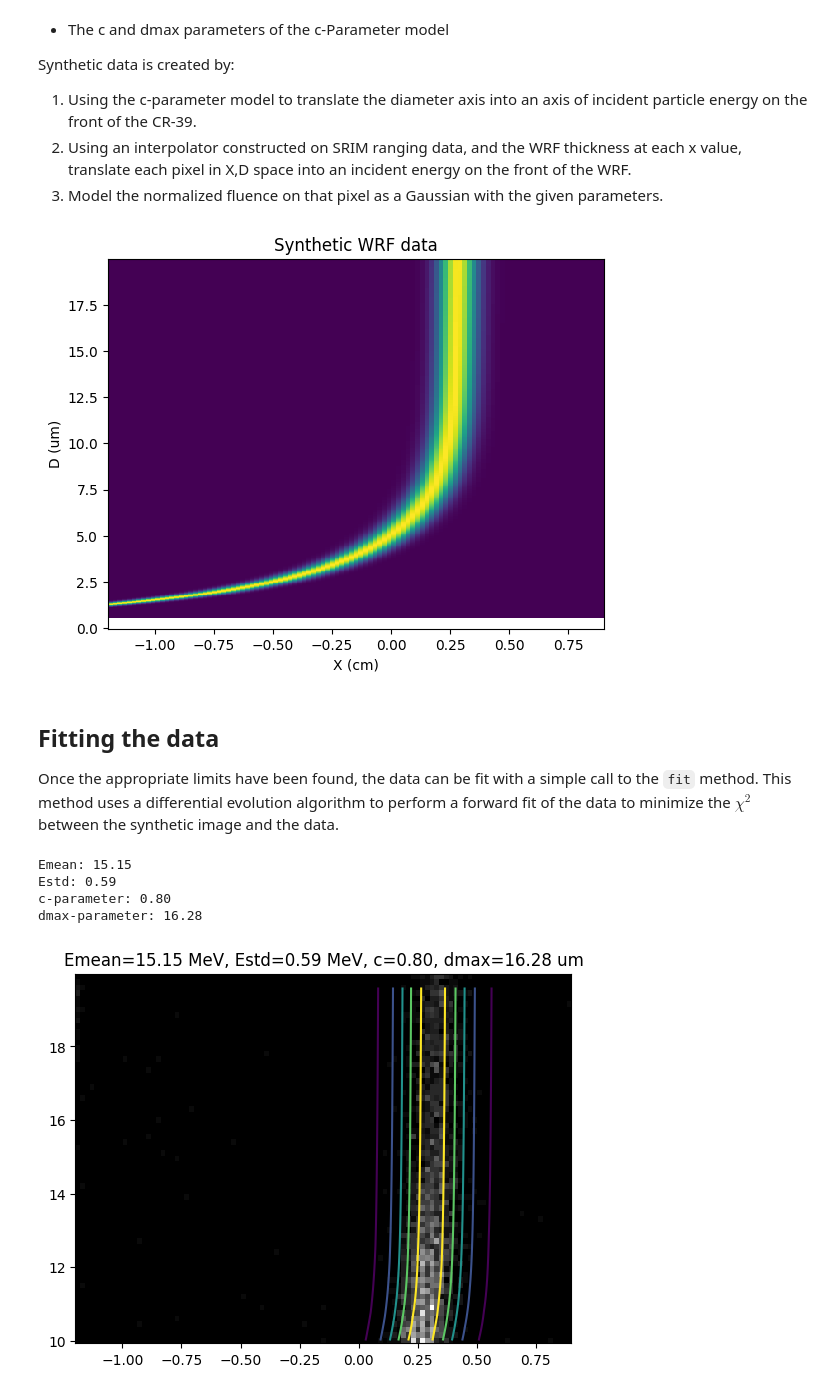
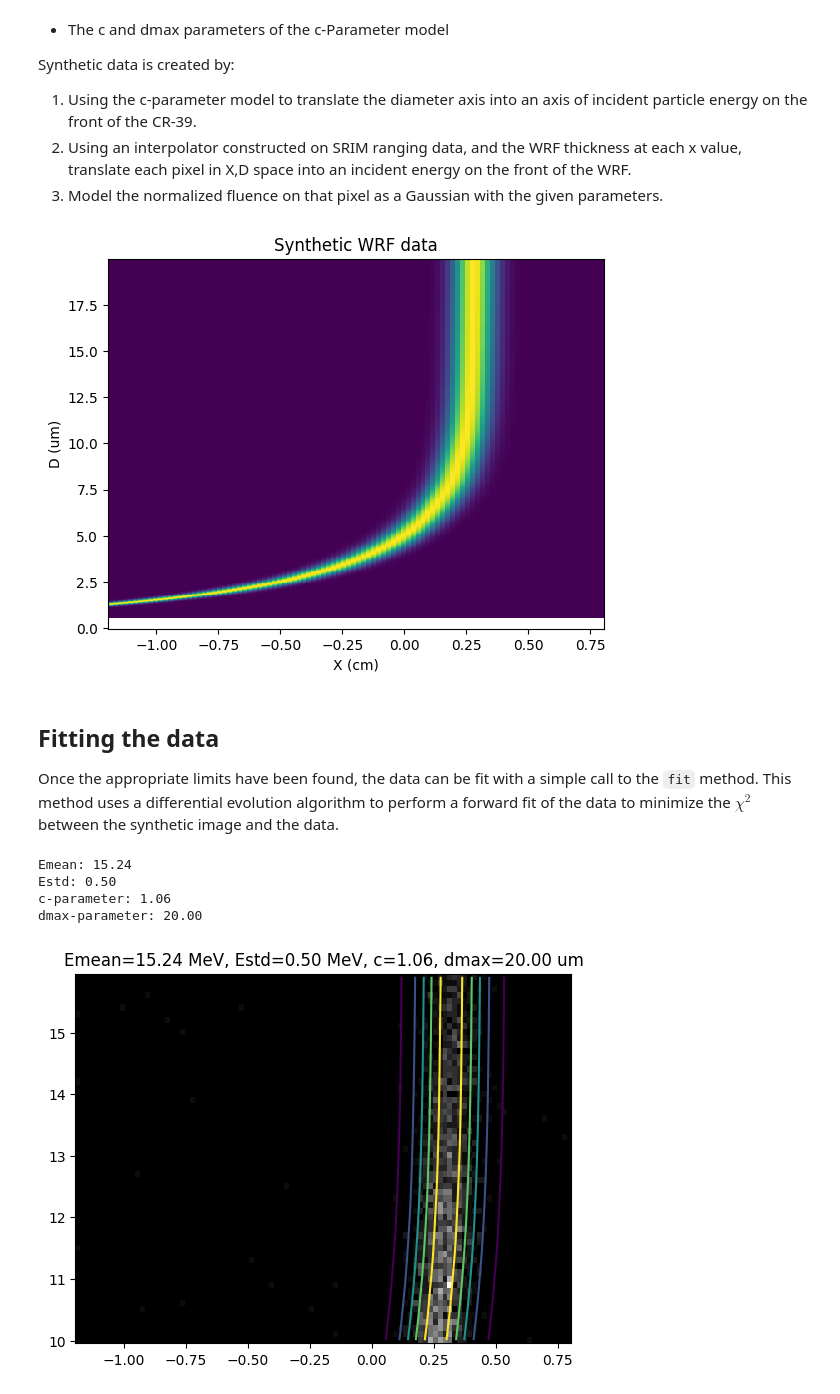
Before and after one commit to pheuer/cr39py, a Jupyter notebook: docs/source/notebooks/analyze_wrf.ipynb, the cells around one changed output. Saved outputs shown, nothing was run; the diff lists cells and outputs as text; code cells hidden in the pictures.

```diff
--- a/docs/source/notebooks/analyze_wrf.ipynb
+++ b/docs/source/notebooks/analyze_wrf.ipynb
@@ -77,6 +77,6 @@ While the "WRF plot" above nicely illustrates the concept, there are several reg
 
 The `set_limits` method of the `WedgeRangeFilter` class provides an easy interface for setting these bounds, including automatically setting the x boundary base on limits provided for the filter thickness.
 # %%
-wrf.set_limits(trange=(100,1800), drange=(10,20), crange=(0,10), erange=(0,15))
+wrf.set_limits(trange=(100,1800), drange=(10,16), crange=(0,10), erange=(0,15))
 wrf.cutplot();
 # %% [output]
@@ -124,21 +122,21 @@ ax.set_ylabel("D (um)")
 ax.set_title("Synthetic WRF data")
 ax.pcolormesh(xaxis, daxis, img.T);
 # %% [output]
-[figure, old version]
+[figure, new version]
 # %% [markdown]
 ## Fitting the data
 
 Once the appropriate limits have been found, the data can be fit with a simple call to the `fit` method. This method uses a differential evolution algorithm to perform a forward fit of the data to minimize the $\chi^2$ between the synthetic image and the data.
 # %%
-guess = (15, 0.1, 1.5, 20) # Mean energy, energy standard deviation, c-parameter, dmax parameter
-bounds = [(12, 17), (0.05, 2), (0.4, 2), (16, 22)]
+guess = (15, 0.1, 1.5, 16) # Mean energy, energy standard deviation, c-parameter, dmax parameter
+bounds = [(12, 17), (0.05, 2), (0.4, 2), (16, 20)]
 res = wrf.fit(guess, bounds=bounds, plot=True);
 
 for i,name in enumerate(['Emean', 'Estd', 'c-parameter', 'dmax-parameter']):
     print(f"{name}: {res[i]:.2f}")
 # %% [output]
-Emean: 15.15
-Estd: 0.59
-c-parameter: 0.80
-dmax-parameter: 16.28
+Emean: 15.24
+Estd: 0.50
+c-parameter: 1.06
+dmax-parameter: 20.00
-[figure, old version]
+[figure, new version]
```
Also changed, not shown: parts of 3 cells of this notebook, 2 other files.
